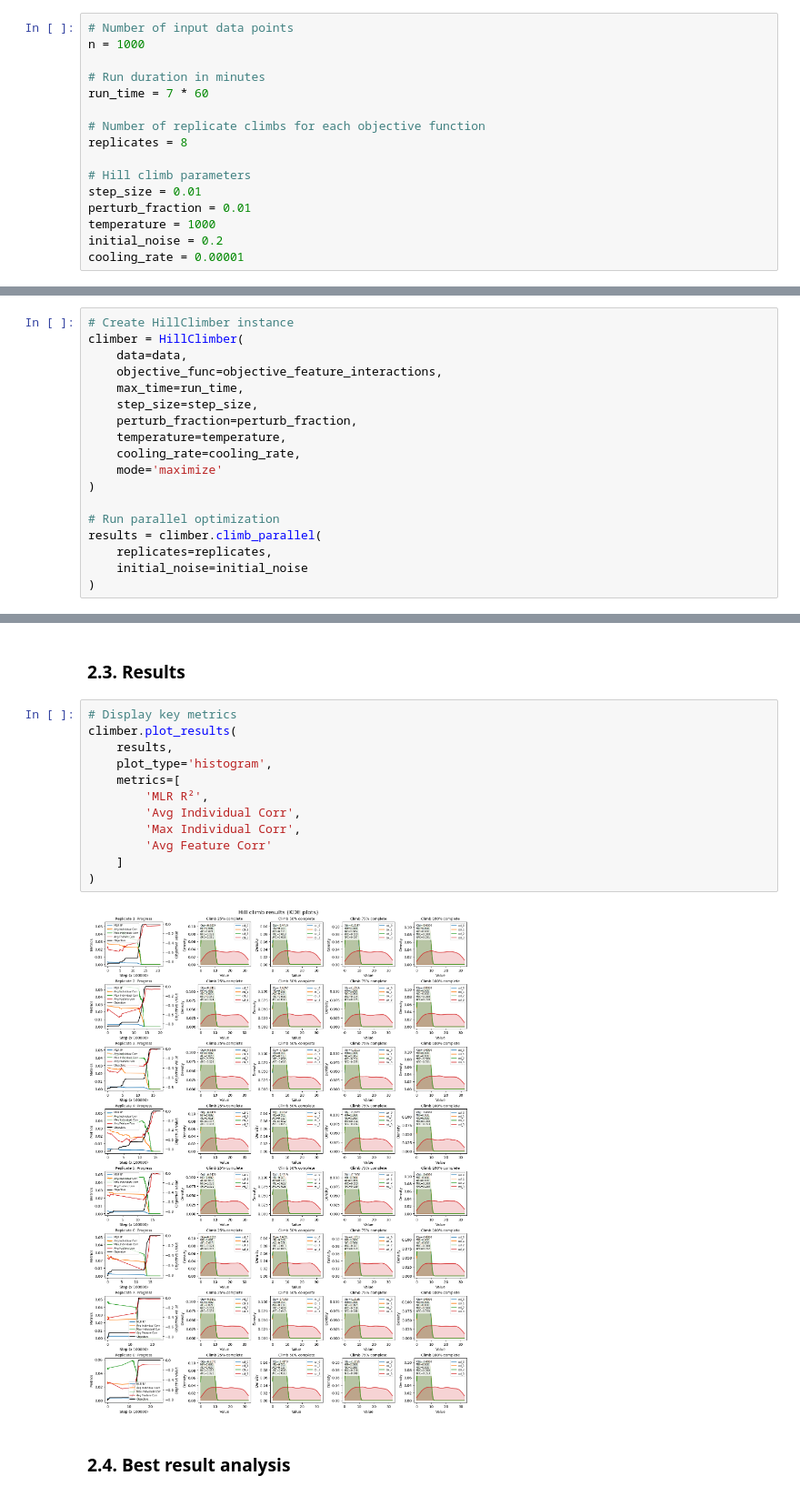
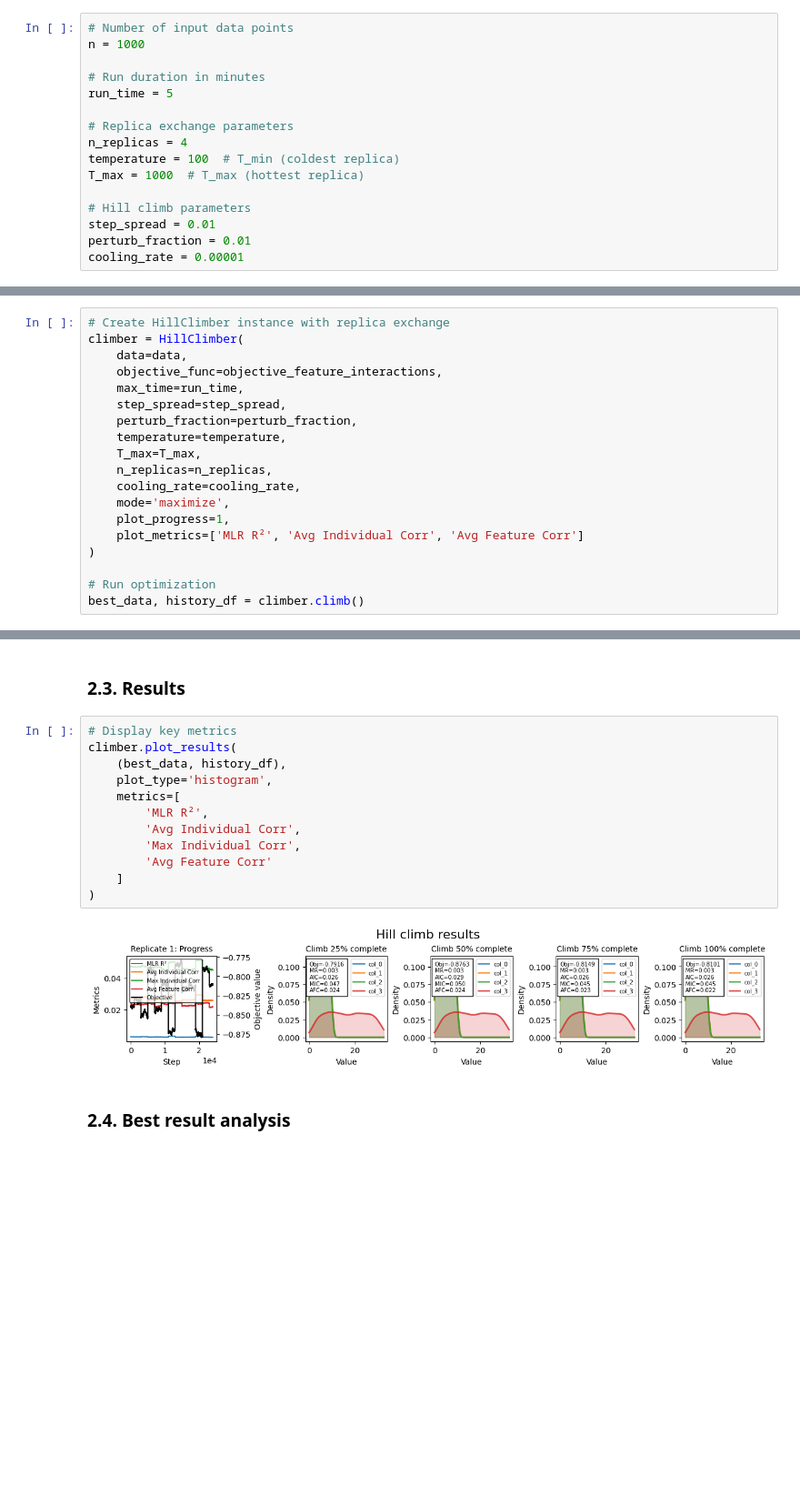
Before and after one commit to gperdrizet/hill_climber, a Jupyter notebook: notebooks/05-feature_interactions.ipynb, the cells around one changed output, grey strips where cells are left out. Shown at 91% size. Cells and saved outputs as stored; diff of their text form; blank space fills up the shorter version.

```diff
--- a/notebooks/05-feature_interactions.ipynb
+++ b/notebooks/05-feature_interactions.ipynb
@@ -25,16 +25,16 @@ from hill_climber import HillClimber
 n = 1000
 
 # Run duration in minutes
-run_time = 7 * 60
+run_time = 5
 
-# Number of replicate climbs for each objective function
-replicates = 8
+# Replica exchange parameters
+n_replicas = 4
+temperature = 100  # T_min (coldest replica)
+T_max = 1000  # T_max (hottest replica)
 
 # Hill climb parameters
-step_size = 0.01
+step_spread = 0.01
 perturb_fraction = 0.01
-temperature = 1000
-initial_noise = 0.2
 cooling_rate = 0.00001
 # %% [markdown]
 ### 1.3. Input distributions
@@ -248,20 +248,21 @@ def objective_feature_interactions(x1, x2, x3, y):
 # %% [markdown]
 ### 2.2. Hill climbing run
 # %%
-# Create HillClimber instance
+# Create HillClimber instance with replica exchange
 climber = HillClimber(
     data=data,
     objective_func=objective_feature_interactions,
     max_time=run_time,
-    step_size=step_size,
+    step_spread=step_spread,
     perturb_fraction=perturb_fraction,
     temperature=temperature,
+    T_max=T_max,
+    n_replicas=n_replicas,
     cooling_rate=cooling_rate,
-    mode='maximize'
+    mode='maximize',
+    plot_progress=1,
+    plot_metrics=['MLR R²', 'Avg Individual Corr', 'Avg Feature Corr']
 )
 
-# Run parallel optimization
-results = climber.climb_parallel(
-    replicates=replicates,
-    initial_noise=initial_noise
-)
+# Run optimization
+best_data, history_df = climber.climb()
@@ -270,17 +275,17 @@ results = climber.climb_parallel(
 # %%
 # Display key metrics
 climber.plot_results(
-    results,
+    (best_data, history_df),
     plot_type='histogram',
     metrics=[
         'MLR R²',
         'Avg Individual Corr',
         'Max Individual Corr',
         'Avg Feature Corr'
     ]
 )
 # %% [output]
-[figure, old version]
+[figure, new version]
 # %% [markdown]
 ### 2.4. Best result analysis
 # %%
```
Also changed, not shown: parts of 4 cells of this notebook, 11 other files.
